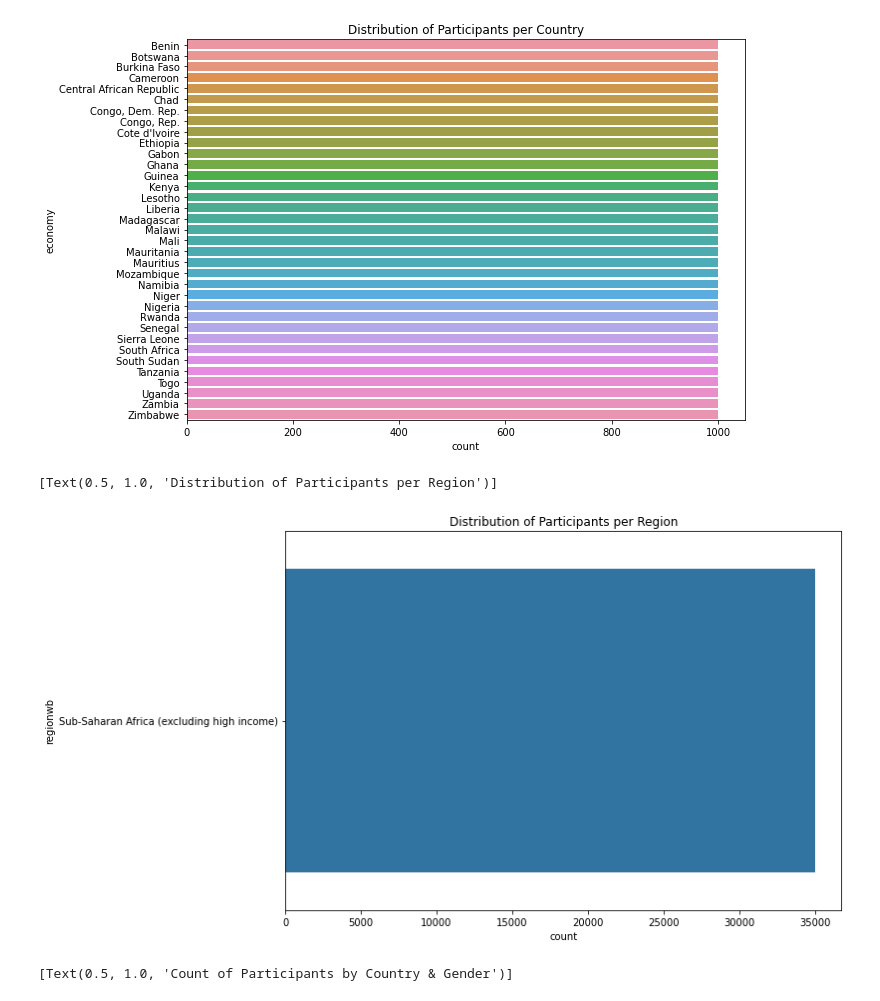
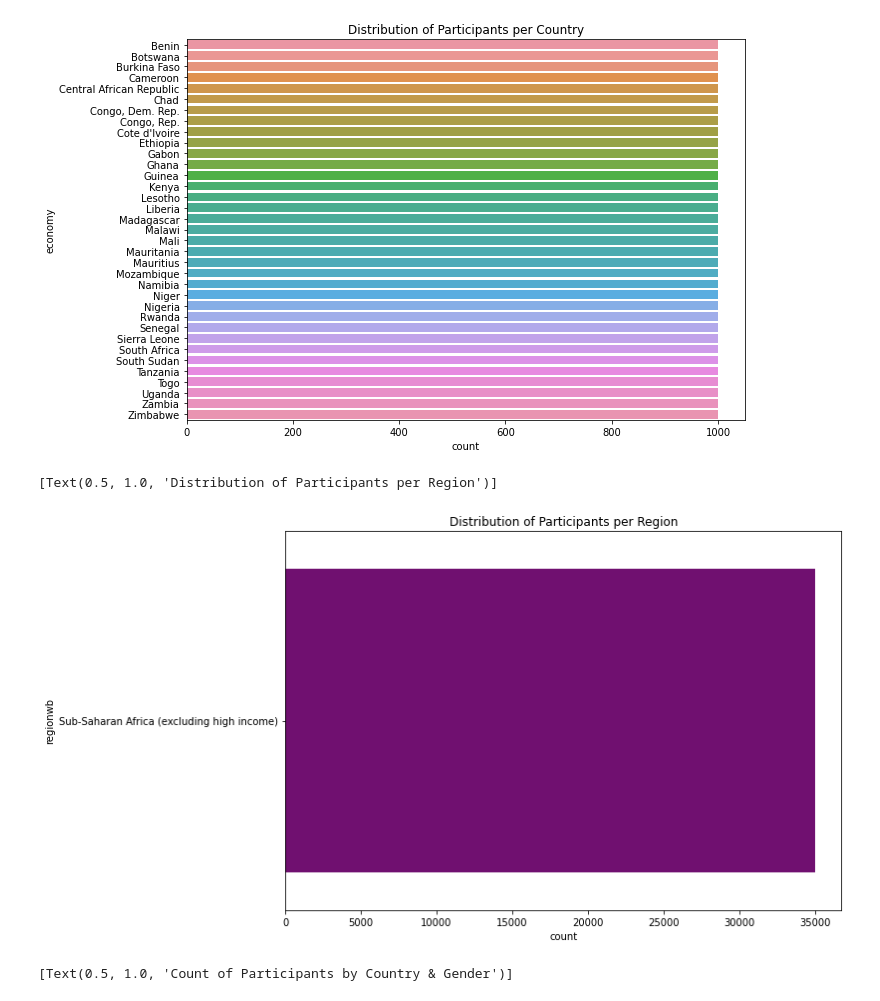
Before and after one commit to sds-capstone/2022-09-proj7-women-at-table, a Jupyter notebook: Country_EDA.ipynb, the cells around one changed output. Drawn from its saved outputs; the diff is of its cells as text; code cells hidden in the pictures.

Commit message:
Changed Color

```diff
--- a/Country_EDA.ipynb
+++ b/Country_EDA.ipynb
@@ -35,10 +35,10 @@ sns.countplot(y = 'economy', data = df2).set(title = "Distribution of Participan
 # %%
 # Number of Observations per Region
 
-sns.countplot(y = 'regionwb', data = df2).set(title = "Distribution of Participants per Region")
+sns.countplot(y = 'regionwb', data = df2, color = 'purple').set(title = "Distribution of Participants per Region")
 # %% [output]
 [Text(0.5, 1.0, 'Distribution of Participants per Region')]
-[figure, old version]
+[figure, new version]
 # %%
 
 # recode female values
```
